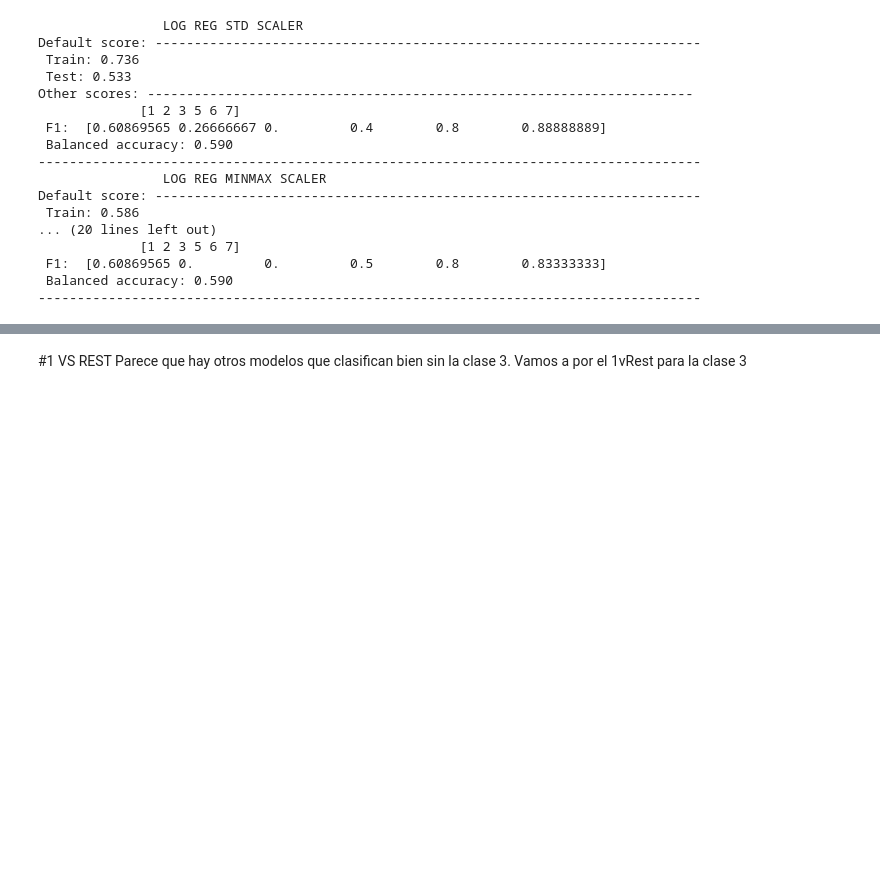
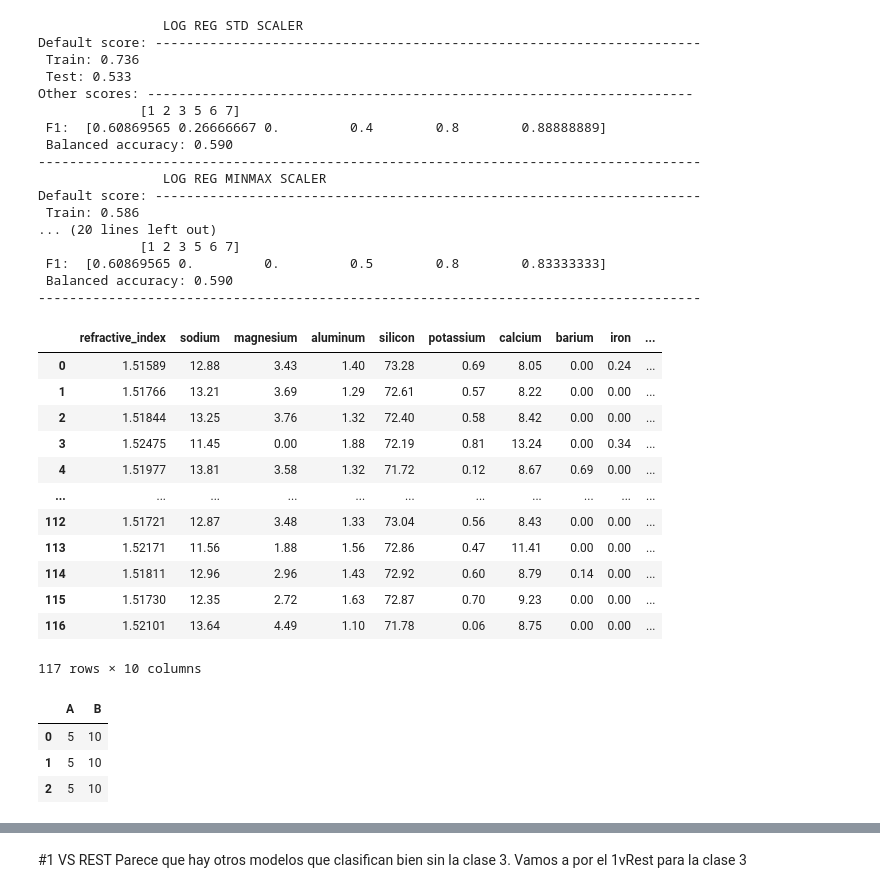
Before and after one commit to rdose/ia3-hunger_games, a Jupyter notebook: Hunger_games_Dimas.ipynb, the cells around one changed output, grey strips where cells are left out. Saved outputs shown, nothing was run; the diff lists cells and outputs as text; code cells hidden in the pictures; blank space fills up the shorter version.

```diff
--- a/Hunger_games_Dimas.ipynb
+++ b/Hunger_games_Dimas.ipynb
@@ -190,3 +190,27 @@ Default score: -----------------------------------------------------------------
  F1:  [0.60869565 0.         0.         0.5        0.8        0.83333333]
  Balanced accuracy: 0.590
 -------------------------------------------------------------------------------------
+# %%
+dataframe
+# %% [output]
+|  | refractive_index | sodium | magnesium | aluminum | silicon | potassium | calcium | barium | iron | ... |
+| 0 | 1.51589 | 12.88 | 3.43 | 1.40 | 73.28 | 0.69 | 8.05 | 0.00 | 0.24 | ... |
+| 1 | 1.51766 | 13.21 | 3.69 | 1.29 | 72.61 | 0.57 | 8.22 | 0.00 | 0.00 | ... |
+| 2 | 1.51844 | 13.25 | 3.76 | 1.32 | 72.40 | 0.58 | 8.42 | 0.00 | 0.00 | ... |
+| 3 | 1.52475 | 11.45 | 0.00 | 1.88 | 72.19 | 0.81 | 13.24 | 0.00 | 0.34 | ... |
+| 4 | 1.51977 | 13.81 | 3.58 | 1.32 | 71.72 | 0.12 | 8.67 | 0.69 | 0.00 | ... |
+| ... | ... | ... | ... | ... | ... | ... | ... | ... | ... | ... |
+| 112 | 1.51721 | 12.87 | 3.48 | 1.33 | 73.04 | 0.56 | 8.43 | 0.00 | 0.00 | ... |
+| 113 | 1.52171 | 11.56 | 1.88 | 1.56 | 72.86 | 0.47 | 11.41 | 0.00 | 0.00 | ... |
+| 114 | 1.51811 | 12.96 | 2.96 | 1.43 | 72.92 | 0.60 | 8.79 | 0.14 | 0.00 | ... |
+| 115 | 1.51730 | 12.35 | 2.72 | 1.63 | 72.87 | 0.70 | 9.23 | 0.00 | 0.00 | ... |
+| 116 | 1.52101 | 13.64 | 4.49 | 1.10 | 71.78 | 0.06 | 8.75 | 0.00 | 0.00 | ... |
+117 rows × 10 columns
+# %%
+df = pd.DataFrame([[4, 9]] * 3, columns=['A', 'B'])
+df.apply(lambda x: x+1, axis=0)
+# %% [output]
+|  | A | B |
+| 0 | 5 | 10 |
+| 1 | 5 | 10 |
+| 2 | 5 | 10 |
```
Also changed, not shown: parts of 10 cells of this notebook.
